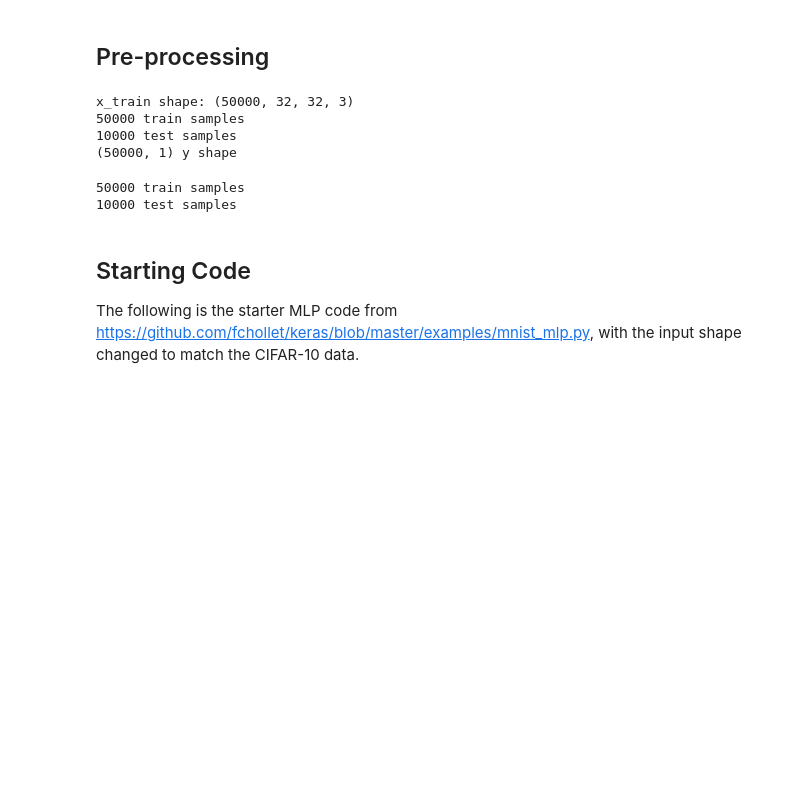
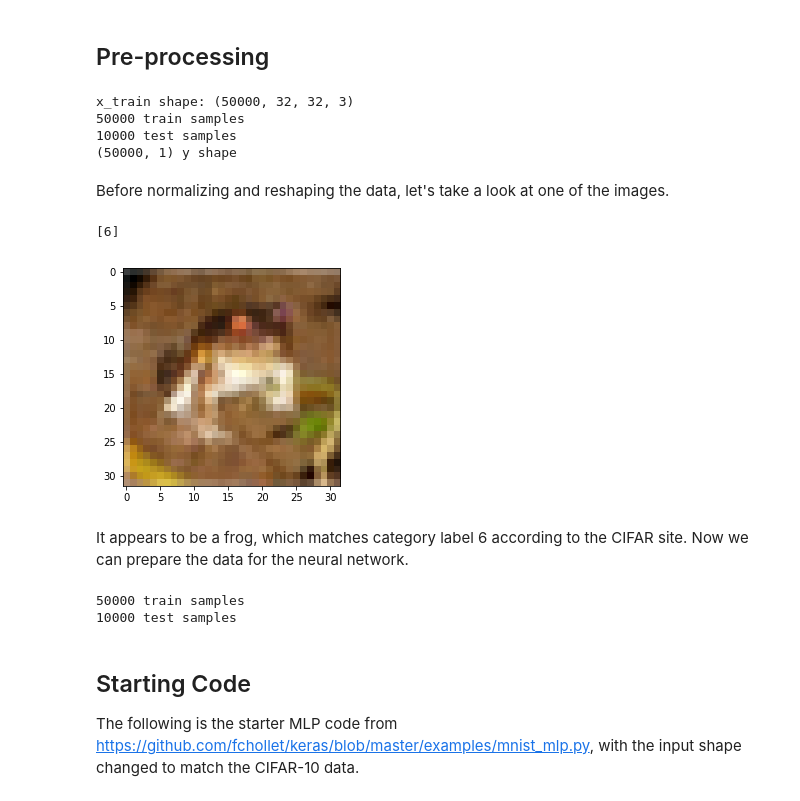
Before and after one commit to erstrong/DeepNeuralNetworksandAI, a Jupyter notebook: Assignment1/part1/Assignment1Experiments.ipynb, the cells around one changed output. Cells and saved outputs as stored; diff of their text form; code cells hidden in the pictures; blank space fills up the shorter version.

```diff
--- a/Assignment1/part1/Assignment1Experiments.ipynb
+++ b/Assignment1/part1/Assignment1Experiments.ipynb
@@ -36,6 +39,16 @@ x_train shape: (50000, 32, 32, 3)
 50000 train samples
 10000 test samples
 (50000, 1) y shape
+# %% [markdown]
+Before normalizing and reshaping the data, let's take a look at one of the images.
+# %%
+plt.imshow(x_train[0, :])
+print(y_train[0])
+# %% [output]
+[6]
+[figure, added]
+# %% [markdown]
+It appears to be a frog, which matches category label 6 according to the CIFAR site. Now we can prepare the data for the neural network.
 # %%
 x_train = x_train.reshape(50000, 3072)
 x_test = x_test.reshape(10000, 3072)
```
Also changed, not shown: parts of 7 cells of this notebook, 2 other files.
